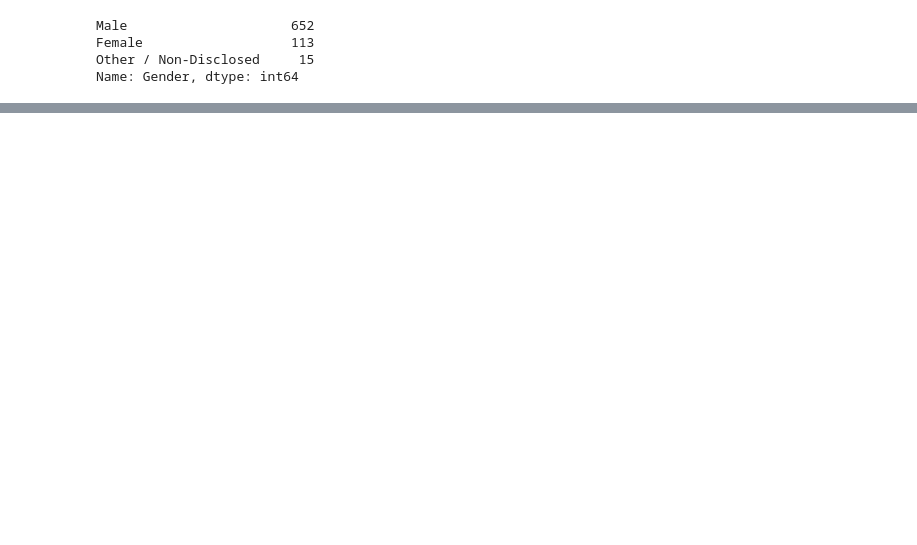
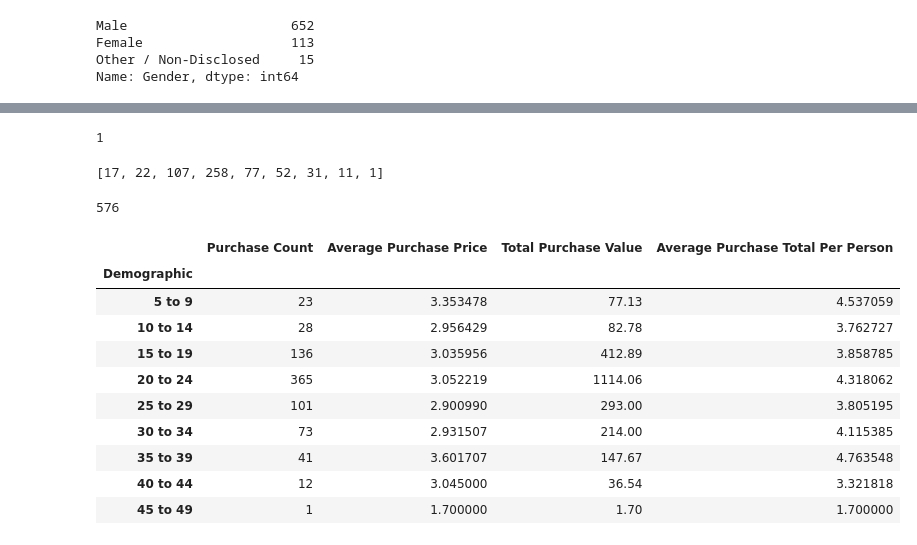
Before and after one commit to lmfao415/pandas-challenge, a Jupyter notebook: HeroesofPymoli/HeroesofPymoli.ipynb, the cells around one changed output, grey strips where cells are left out. Cells and saved outputs as stored; diff of their text form; code cells hidden in the pictures; blank space fills up the shorter version.

```diff
--- a/HeroesofPymoli/HeroesofPymoli.ipynb
+++ b/HeroesofPymoli/HeroesofPymoli.ipynb
@@ -111,0 +138,3 @@ other_average_spend = other_total_value / number_of_
+# %%
+demographic1_df = pd.DataFrame(demographix.sum())
+demographic1_df.head()
@@ -111,0 +188,41 @@ other_average_spend = other_total_value / number_of_
+# %%
+nums = []
+for x in groupnames:
+    aydf = purchase_df[purchase_df["Demographic"] == x]
+    number_per_demo = len(aydf["SN"].unique())
+
+    nums.append(number_per_demo)
+# %%
+len(aydf["SN"].unique())
+# %% [output]
+1
+# %%
+nums
+# %% [output]
+[17, 22, 107, 258, 77, 52, 31, 11, 1]
+# %%
+sum(nums)
+# %% [output]
+576
+# %%
+
+demographic2_df["Purchase Count"] = demographic2_df["Item ID"]
+demographic2_df["Average Purchase Price"] = demographic1_df["Price"] / demographic2_df["Purchase Count"]
+# demographic2_df["Person Count"] = nums
+demographic2_df["Total Purchase Value"] = demographic1_df["Price"]
+demographic2_df["Average Purchase Total Per Person"] = demographic1_df["Price"] / nums
+demographic2_df = demographic2_df[["Purchase Count", "Average Purchase Price", "Total Purchase Value", "Average Purchase Total Per Person"]]
+# %%
+demographic2_df
+# %% [output]
+|  | Purchase Count | Average Purchase Price | Total Purchase Value | Average Purchase Total Per Person |
+| Demographic |  |  |  |  |
+| 5 to 9 | 23 | 3.353478 | 77.13 | 4.537059 |
+| 10 to 14 | 28 | 2.956429 | 82.78 | 3.762727 |
+| 15 to 19 | 136 | 3.035956 | 412.89 | 3.858785 |
+| 20 to 24 | 365 | 3.052219 | 1114.06 | 4.318062 |
+| 25 to 29 | 101 | 2.900990 | 293.00 | 3.805195 |
+| 30 to 34 | 73 | 2.931507 | 214.00 | 4.115385 |
+| 35 to 39 | 41 | 3.601707 | 147.67 | 4.763548 |
+| 40 to 44 | 12 | 3.045000 | 36.54 | 3.321818 |
+| 45 to 49 | 1 | 1.700000 | 1.70 | 1.700000 |
```
Also changed, not shown: parts of 29 cells of this notebook.
